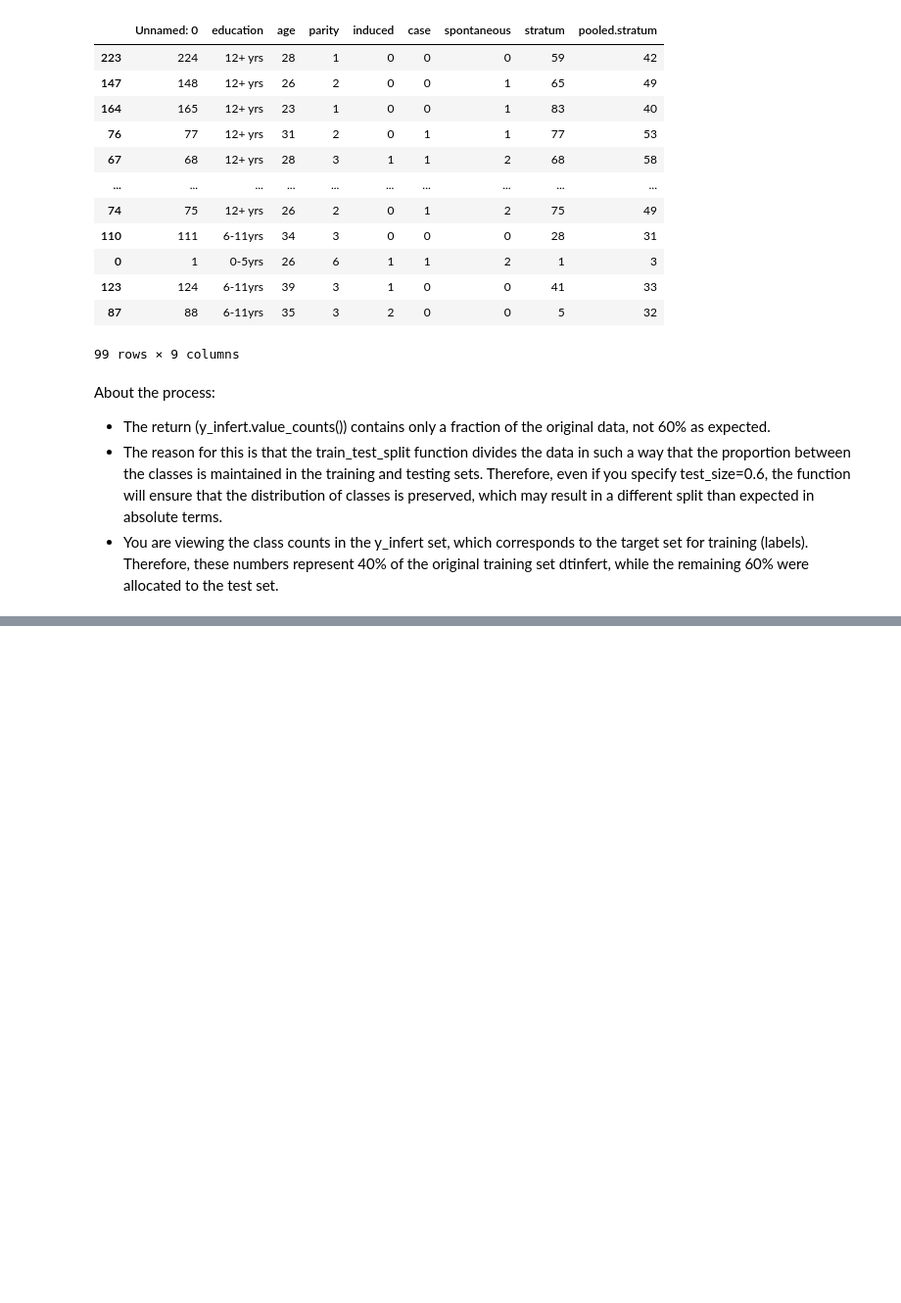
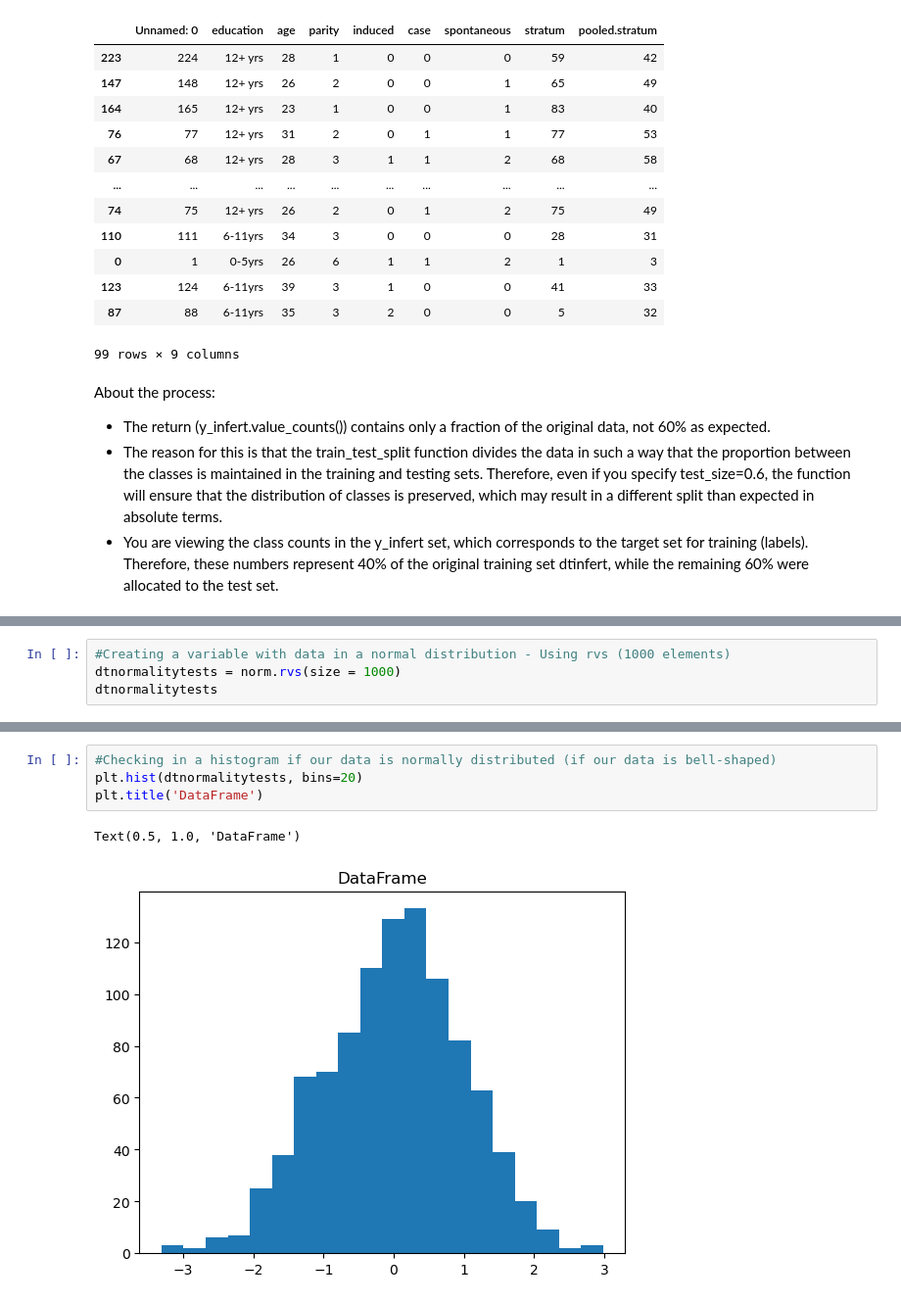
Before and after one commit to lucasmayeer/Study, a Jupyter notebook: Python/FormaçãoDataScience/03. Statistics I/Data_Training.ipynb, the cells around one changed output, grey strips where cells are left out. Shown at 98% size. Cells and saved outputs as stored; diff of their text form; blank space fills up the shorter version.

```diff
--- a/Python/FormaçãoDataScience/03. Statistics I/Data_Training.ipynb
+++ b/Python/FormaçãoDataScience/03. Statistics I/Data_Training.ipynb
@@ -285,0 +371,4 @@ About the process:
+# %%
+#Creating a variable with data in a normal distribution - Using rvs (1000 elements)
+dtnormalitytests = norm.rvs(size = 1000)
+dtnormalitytests
@@ -285,0 +393,7 @@ About the process:
+# %%
+#Checking in a histogram if our data is normally distributed (if our data is bell-shaped)
+plt.hist(dtnormalitytests, bins=20)
+plt.title('DataFrame')
+# %% [output]
+Text(0.5, 1.0, 'DataFrame')
+[figure, added]
```
Also changed, not shown: parts of 24 cells of this notebook.
